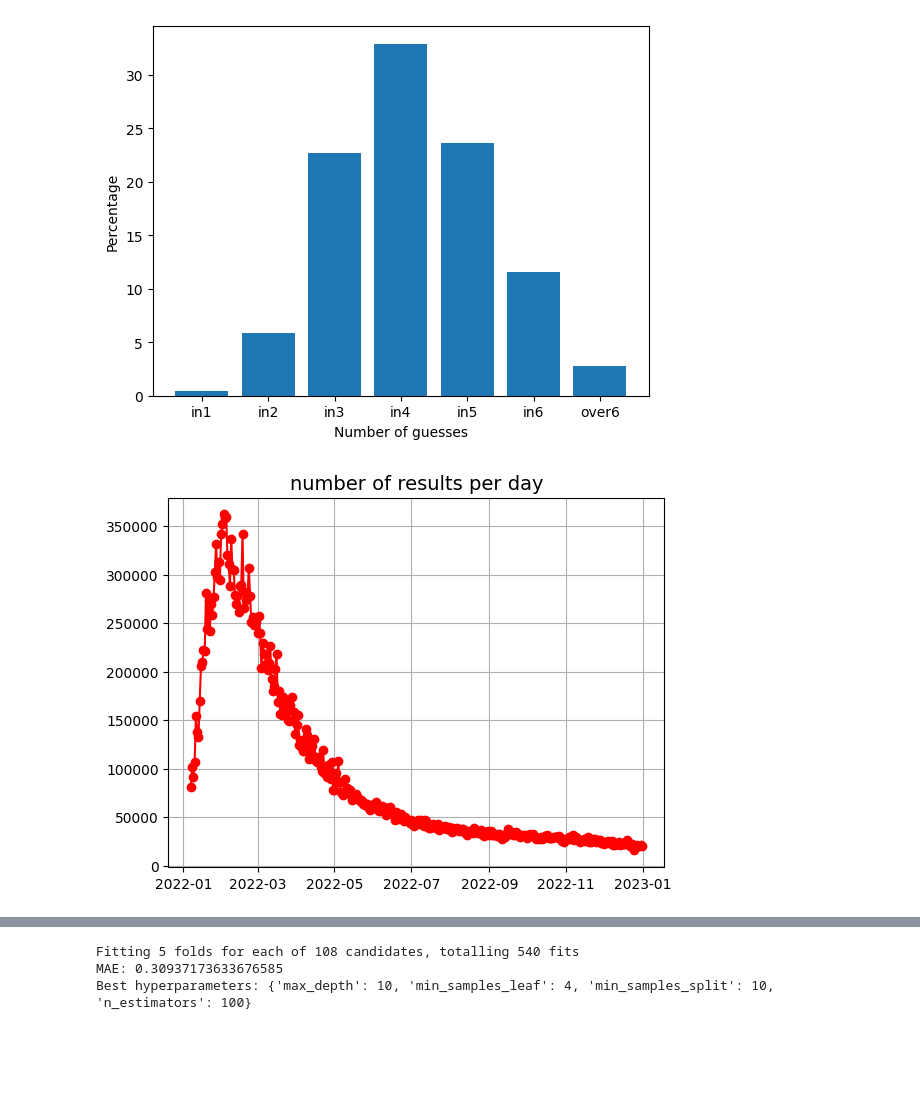
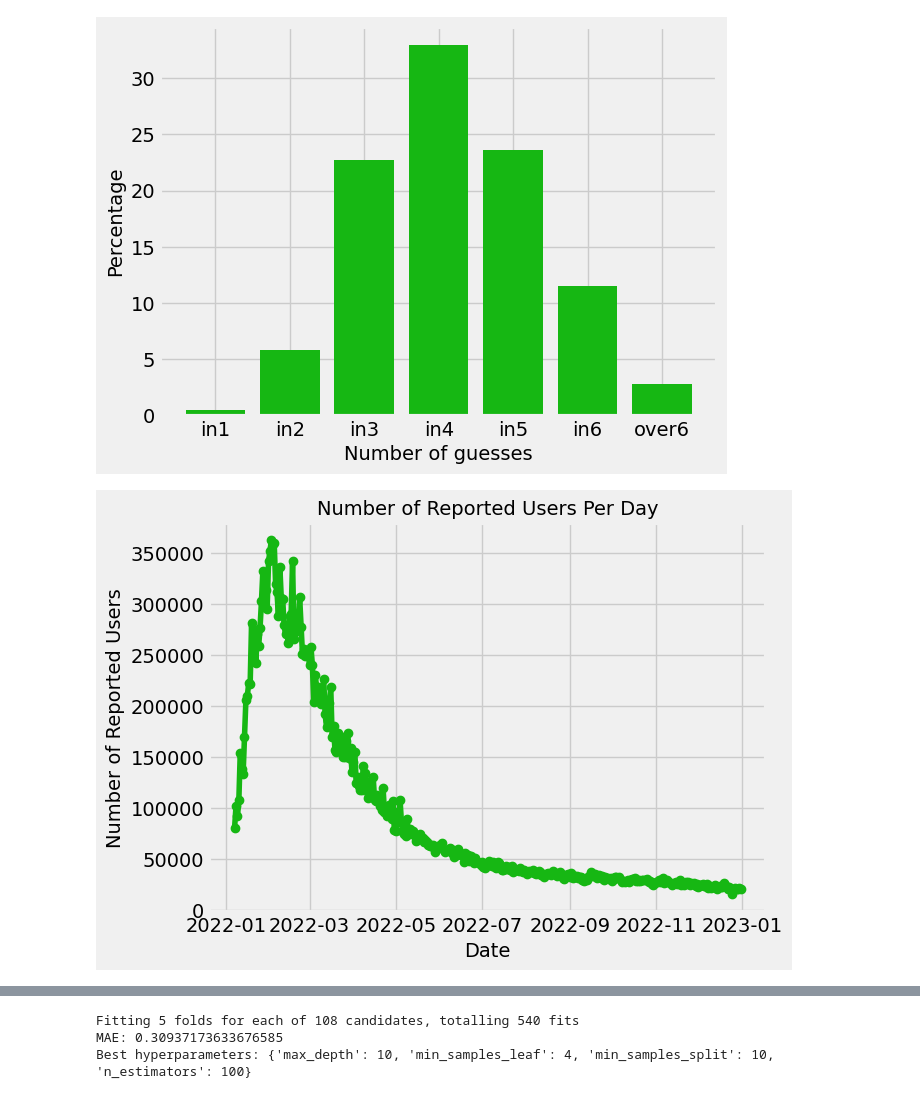
Before and after one commit to carlostbello/COMAP2023, a Jupyter notebook: src/test.ipynb, the cells around one changed output, grey strips where cells are left out. Saved outputs shown, nothing was run; the diff lists cells and outputs as text; code cells hidden in the pictures; blank space fills up the shorter version.

```diff
--- a/src/test.ipynb
+++ b/src/test.ipynb
@@ -1,12 +1,18 @@
 # %%
 import pandas as pd
 import matplotlib.pyplot as plt
-from sklearn.model_selection import train_test_split, GridSearchCV
+from sklearn.model_selection import train_test_split, GridSearchCV, ParameterGrid
 from sklearn.linear_model import LinearRegression
 from sklearn.metrics import mean_squared_error, mean_absolute_error, mean_absolute_percentage_error
 from sklearn import preprocessing
 import numpy as np
 from sklearn.ensemble import RandomForestRegressor
+from matplotlib import cycler
+plt.style.use('fivethirtyeight')
+
+colors = ['#16b713', '#1A8FE3', '#38369A',
+          '#9810B3', '#D11149', '#FF6201', '#f3ba07']
+plt.rc('axes', prop_cycle=cycler('color', colors))
 # %%
 df = pd.read_csv('../data/cleaned.csv')
 # %%
@@ -48,11 +54,13 @@ ax.set_ylabel('Percentage')
 
 plt.show()
 # %% [output]
-[figure, old version]
+[figure, new version]
 # %%
-plt.plot(df['date'], df['num_results'], color='red', marker='o')
-plt.title('number of results per day', fontsize=14)
+plt.plot(df['date'], df['num_results'], marker='o')
+plt.title('Number of Reported Users Per Day', fontsize=14)
+plt.xlabel("Date")
+plt.ylabel("Number of Reported Users")
 plt.grid(True)
 plt.show()
 # %% [output]
-[figure, old version]
+[figure, new version]
```
Also changed, not shown: parts of 25 cells of this notebook, 7 other files.
